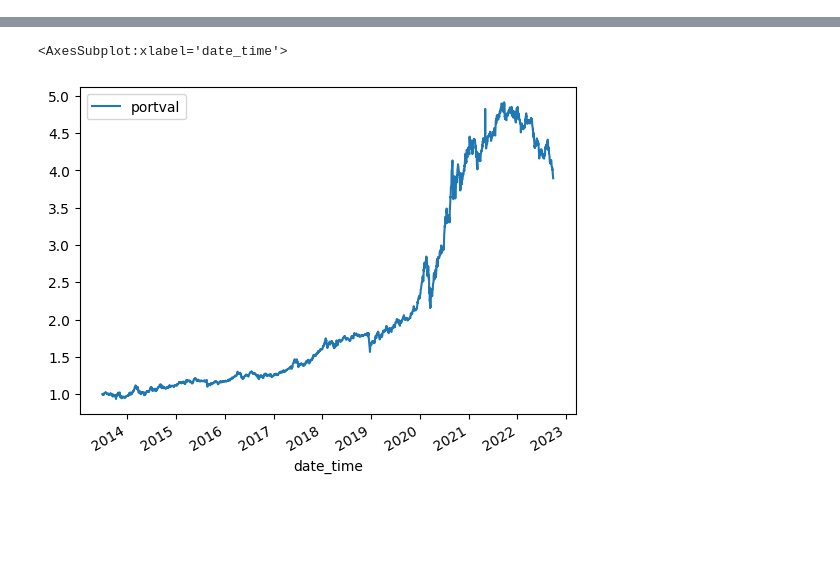
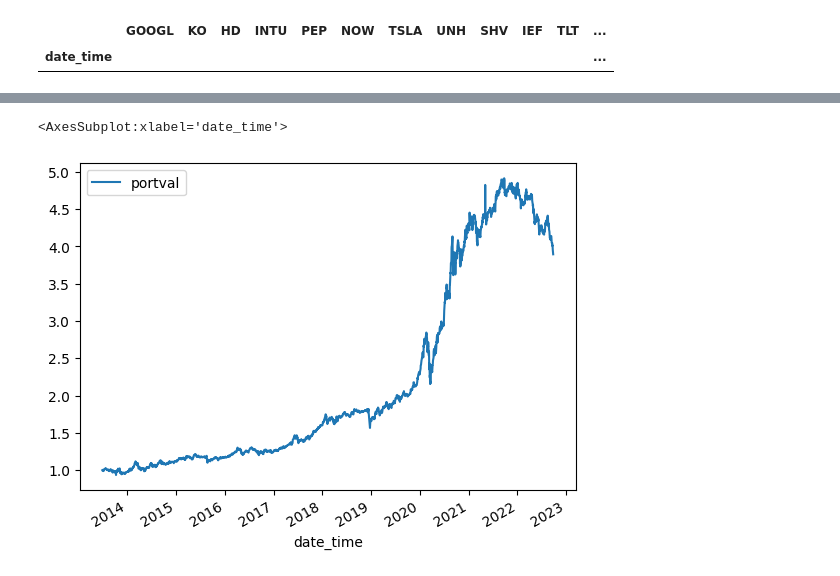
Before and after one commit to cswcjt/Factor-Momentum, a Jupyter notebook: VAA(Dual_Momentum)_ver1.ipynb, the cells around one changed output, grey strips where cells are left out. Cells and saved outputs as stored; diff of their text form; code cells hidden in the pictures; blank space fills up the shorter version.

```diff
--- a/VAA(Dual_Momentum)_ver1.ipynb
+++ b/VAA(Dual_Momentum)_ver1.ipynb
@@ -173,0 +166,5 @@ DatetimeIndex(['2012-06-29', '2012-07-31', '2012-08-31', '2012-09-28',
+# %%
+price_df[price_df.index == '2013-03-29']
+# %% [output]
+|  | GOOGL | KO | HD | INTU | PEP | NOW | TSLA | UNH | SHV | IEF | TLT | ... |
+| date_time |  |  |  |  |  |  |  |  |  |  |  | ... |
```
Also changed, not shown: parts of 13 cells of this notebook.
